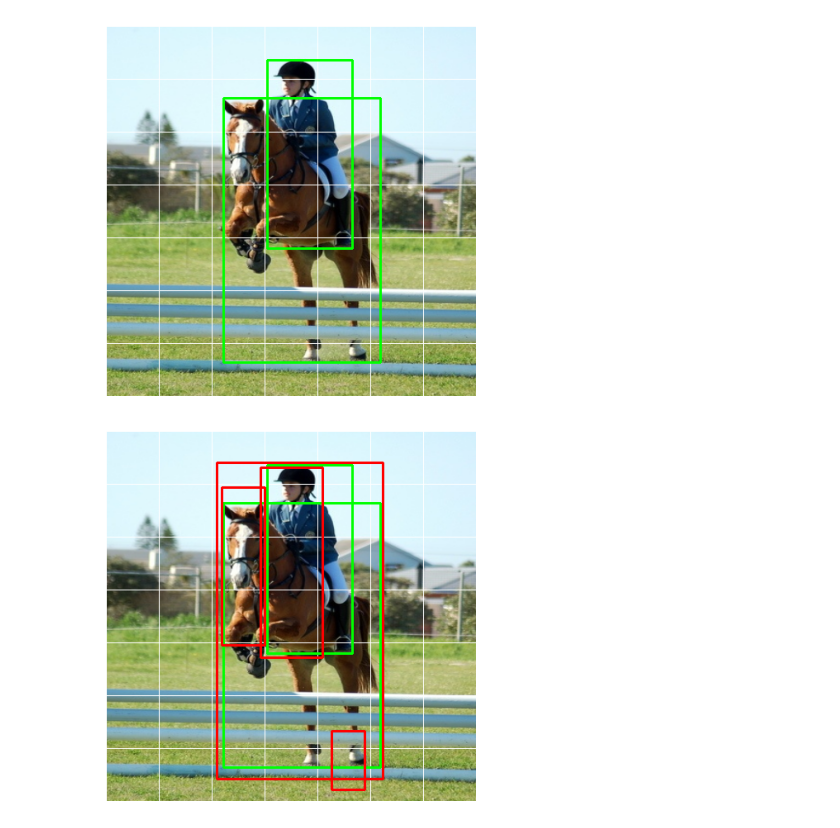
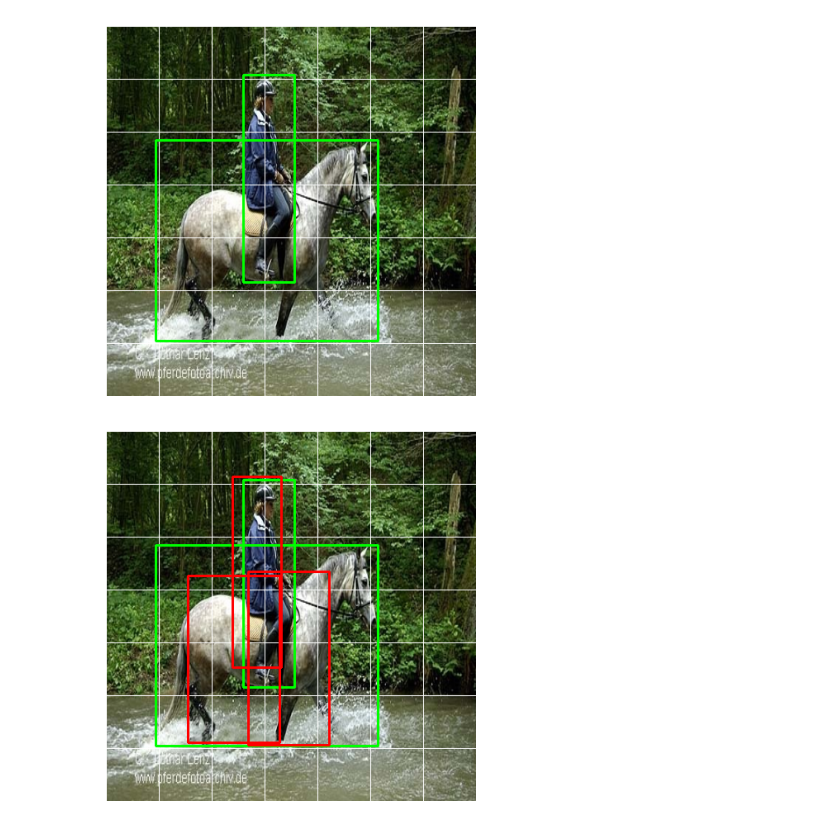
Before and after one commit to mateuszk098/neural-nets, a Jupyter notebook: notebooks/yolo/v1/infer.ipynb, the cells around one changed output. Cells and saved outputs as stored; diff of their text form; code cells hidden in the pictures.

```diff
--- a/notebooks/yolo/v1/infer.ipynb
+++ b/notebooks/yolo/v1/infer.ipynb
@@ -25,41 +26,41 @@ B = 2
 C = 20
 imgsz = 448
 # %%
-dataset = VOCDataset("~/Documents/Datasets/VOC/", imgsz=imgsz, S=S, B=B, split="val", normalize=False)
+dataset = VOCDataset("~/Documents/Datasets/VOC/", imgsz=imgsz, S=S, B=B, split=VOCSplit.TEST, normalize=False)
 dataset.eval()
 
 model = YOLOv1(imgsz=imgsz, S=S, B=B, C=C)
 model.load_state_dict(torch.load(checkpoints.joinpath("yolov1-voc.pt"), map_location="cpu", weights_only=True))
 model = model.eval()
 # %%
-sample = dataset[123]
+sample = dataset[12]
 
 image = sample.image.permute(1, 2, 0).numpy().astype("uint8")
 bboxes = sample.bboxes.numpy()
 labels = sample.labels.numpy()
 
 norm = A.Normalize()
 image_tensor = norm(image=image)["image"]
 image_tensor = torch.as_tensor(image_tensor).permute(2, 0, 1).unsqueeze(0).float()
 
 with torch.inference_mode():
     prediction = model(image_tensor).reshape(1, S, S, 5 * B + C)
 
 cell_size = imgsz // S
 for i in range(S):
     for j in range(S):
         cv.rectangle(
             image, (j * cell_size, i * cell_size), ((j + 1) * cell_size, (i + 1) * cell_size), (255, 255, 255), 1
         )
 
 for bbox in bboxes:
     cv.rectangle(image, (int(bbox[0]), int(bbox[1])), (int(bbox[2]), int(bbox[3])), (0, 255, 0), 2)
 
 plt.imshow(image)
 plt.axis("off")
 plt.show()
 # %% [output]
-[figure, old version]
+[figure, new version]
 # %%
 output = decode_yolo_output(prediction, imgsz, S, B)
 xyxys, confs, labels = output[..., :4], output[..., 4], output[..., 5]
@@ -75,4 +76,4 @@ plt.imshow(img)
 plt.axis("off")
 plt.show()
 # %% [output]
-[figure, old version]
+[figure, new version]
```
Also changed, not shown: parts of 1 cell of this notebook, 14 other files.
